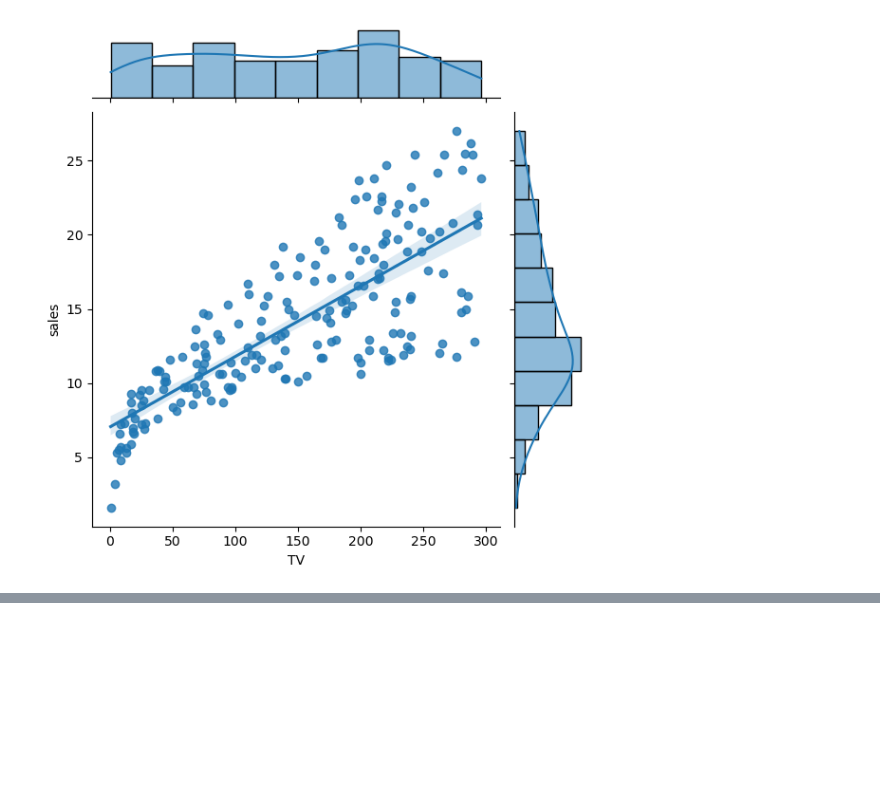
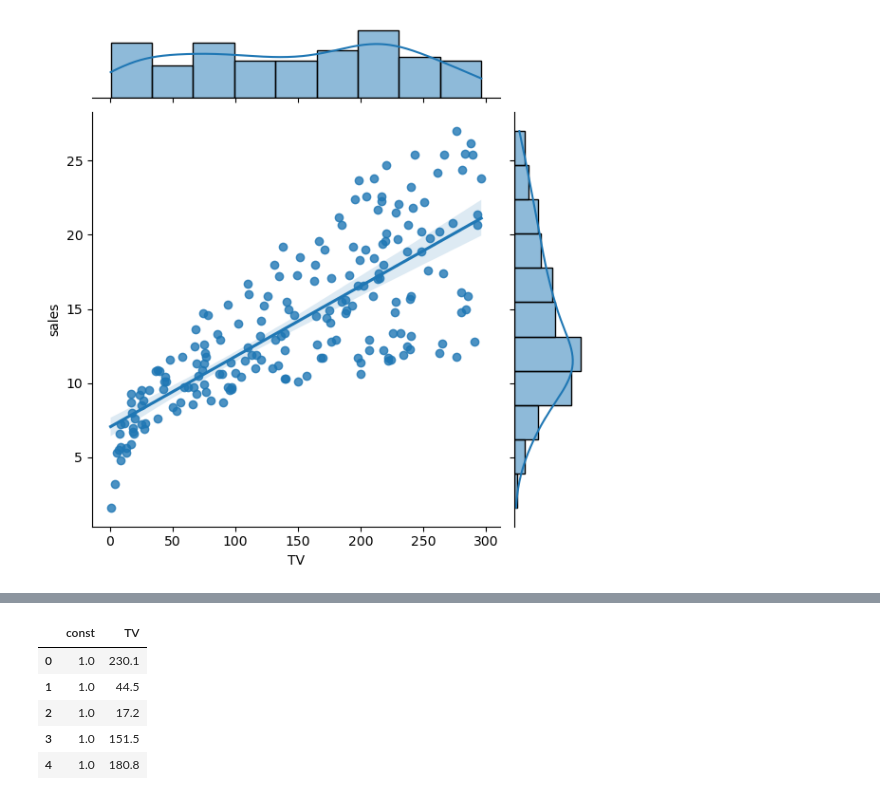
Before and after one commit to Bahrihan/DataSciencePractices, a Jupyter notebook: MachineLearning/LineerRegression/BasicLR.ipynb, the cells around one changed output, grey strips where cells are left out. Saved outputs shown, nothing was run; the diff lists cells and outputs as text; code cells hidden in the pictures; blank space fills up the shorter version.

```diff
--- a/MachineLearning/LineerRegression/BasicLR.ipynb
+++ b/MachineLearning/LineerRegression/BasicLR.ipynb
@@ -65,3 +65,8 @@ sns.pairplot(data=df, kind="reg" )
 sns.jointplot(x="TV", y="sales", kind="reg", data=df);
 # %% [output]
 [figure]
+# %%
+import statsmodels.api as sm
+
+x = df[["TV"]]
+x[0:5]
@@ -67,0 +80,10 @@ sns.jointplot(x="TV", y="sales", kind="reg", data=df);
+# %%
+x = sm.add_constant(x)
+x[0:5]
+# %% [output]
+|  | const | TV |
+| 0 | 1.0 | 230.1 |
+| 1 | 1.0 | 44.5 |
+| 2 | 1.0 | 17.2 |
+| 3 | 1.0 | 151.5 |
+| 4 | 1.0 | 180.8 |
```
Also changed, not shown: parts of 5 cells of this notebook.
